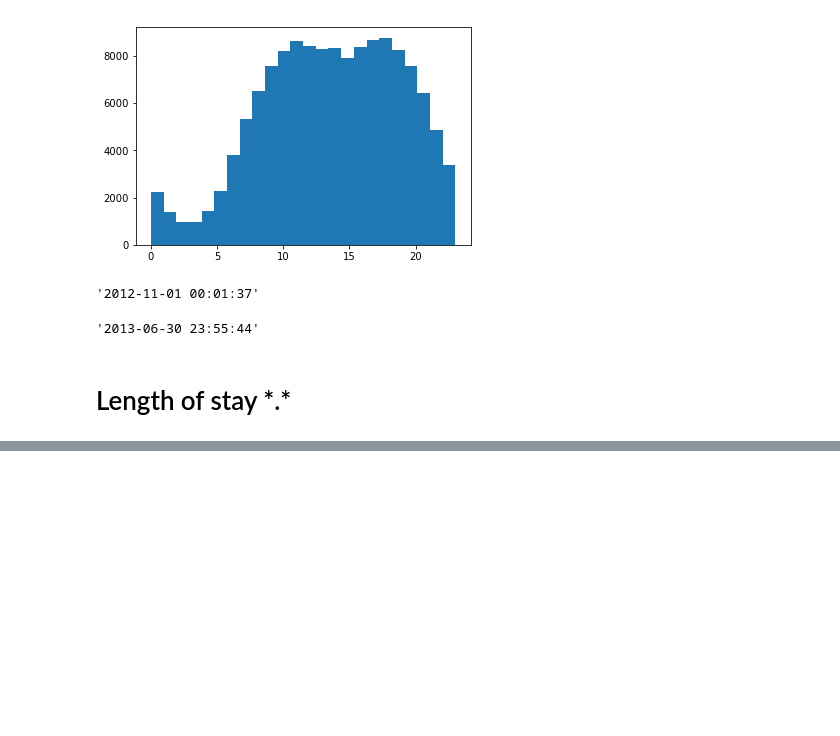
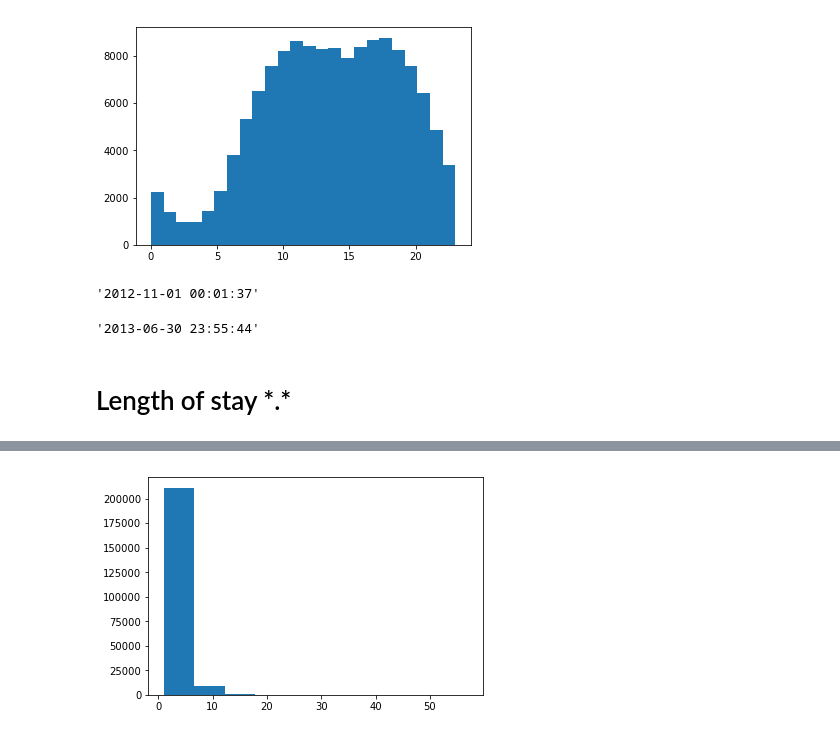
Before and after one commit to popoiopo/dataMining, a Jupyter notebook: Data exploration Julia.ipynb, the cells around one changed output, grey strips where cells are left out. Drawn from its saved outputs; the diff is of its cells as text; code cells hidden in the pictures; blank space fills up the shorter version.

```diff
--- a/Data exploration Julia.ipynb
+++ b/Data exploration Julia.ipynb
@@ -279,0 +299,10 @@ plt.hist()
+# %%
+clicked_stay = []
+for i in range(len(stay)):
+    if clicked[i] == 1:
+        clicked_stay.append(stay[i])
+# %%
+plt.hist(clicked_stay)
+plt.show()
+# %% [output]
+[figure, added]
```
Also changed, not shown: parts of 4 cells of this notebook.
